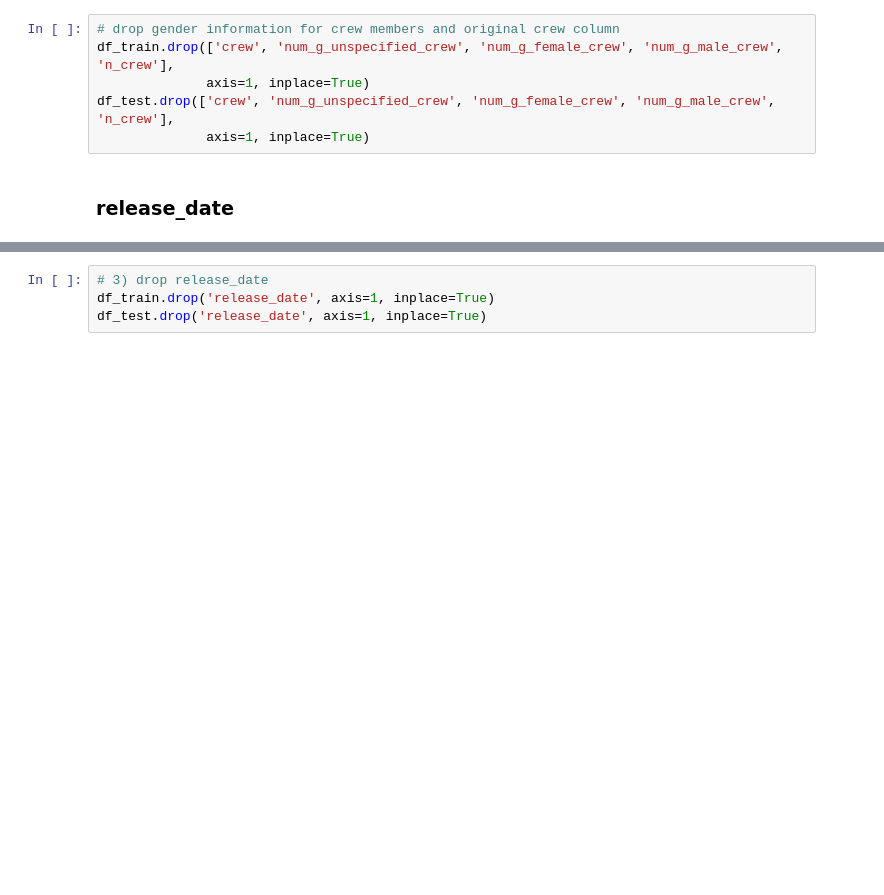
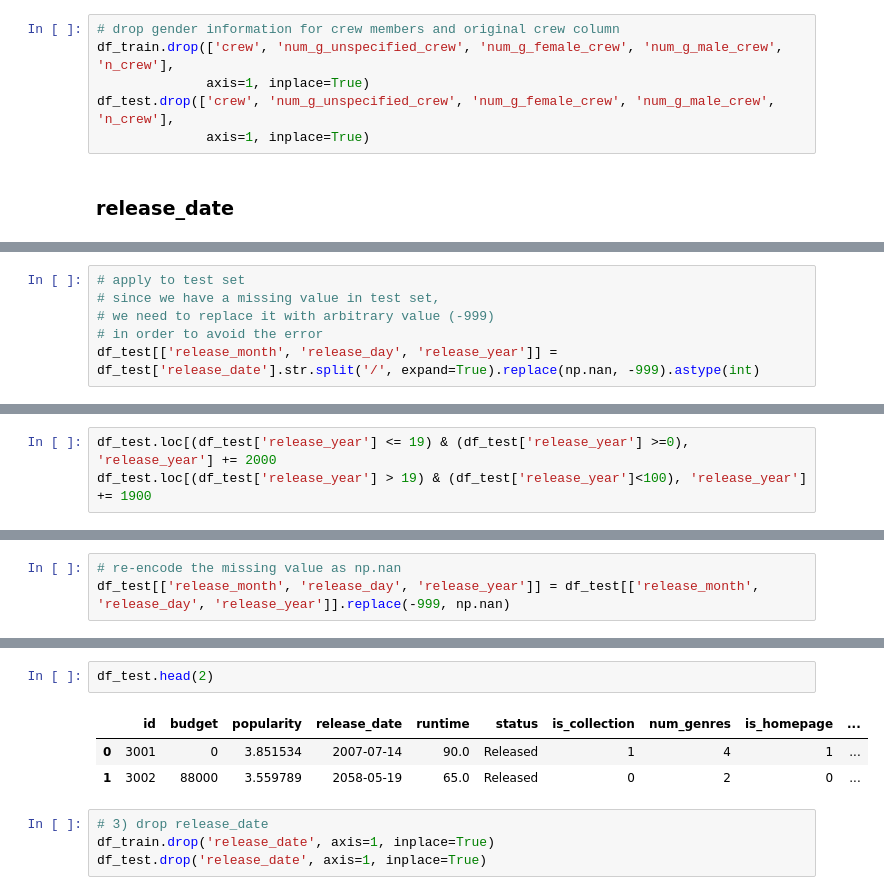
Before and after one commit to yejiseoung/TMDB, a Jupyter notebook: TMDB_Cleaning_FeatureEngineering.ipynb, the cells around one changed output, grey strips where cells are left out. Drawn from its saved outputs; the diff is of its cells as text; blank space fills up the shorter version.

Commit message:
change some errors

```diff
--- a/TMDB_Cleaning_FeatureEngineering.ipynb
+++ b/TMDB_Cleaning_FeatureEngineering.ipynb
@@ -813,0 +885,6 @@ df_test['release_dayofweek'] = df_test['release_date'].dt.dayofweek
+# %%
+# apply to test set
+# since we have a missing value in test set,
+# we need to replace it with arbitrary value (-999)
+# in order to avoid the error
+df_test[['release_month', 'release_day', 'release_year']] = df_test['release_date'].str.split('/', expand=True).replace(np.nan, -999).astype(int)
@@ -813,0 +903,3 @@ df_test['release_dayofweek'] = df_test['release_date'].dt.dayofweek
+# %%
+df_test.loc[(df_test['release_year'] <= 19) & (df_test['release_year'] >=0), 'release_year'] += 2000
+df_test.loc[(df_test['release_year'] > 19) & (df_test['release_year']<100), 'release_year'] += 1900
@@ -813,0 +918,3 @@ df_test['release_dayofweek'] = df_test['release_date'].dt.dayofweek
+# %%
+# re-encode the missing value as np.nan
+df_test[['release_month', 'release_day', 'release_year']] = df_test[['release_month', 'release_day', 'release_year']].replace(-999, np.nan)
@@ -814,3 +949,9 @@ df_test['release_dayofweek'] = df_test['release_date'].dt.dayofweek
+# %%
+df_test.head(2)
+# %% [output]
+|  | id | budget | popularity | release_date | runtime | status | is_collection | num_genres | is_homepage | ... |
+| 0 | 3001 | 0 | 3.851534 | 2007-07-14 | 90.0 | Released | 1 | 4 | 1 | ... |
+| 1 | 3002 | 88000 | 3.559789 | 2058-05-19 | 65.0 | Released | 0 | 2 | 0 | ... |
 # %%
 # 3) drop release_date
 df_train.drop('release_date', axis=1, inplace=True)
```
Also changed, not shown: parts of 40 cells of this notebook.
